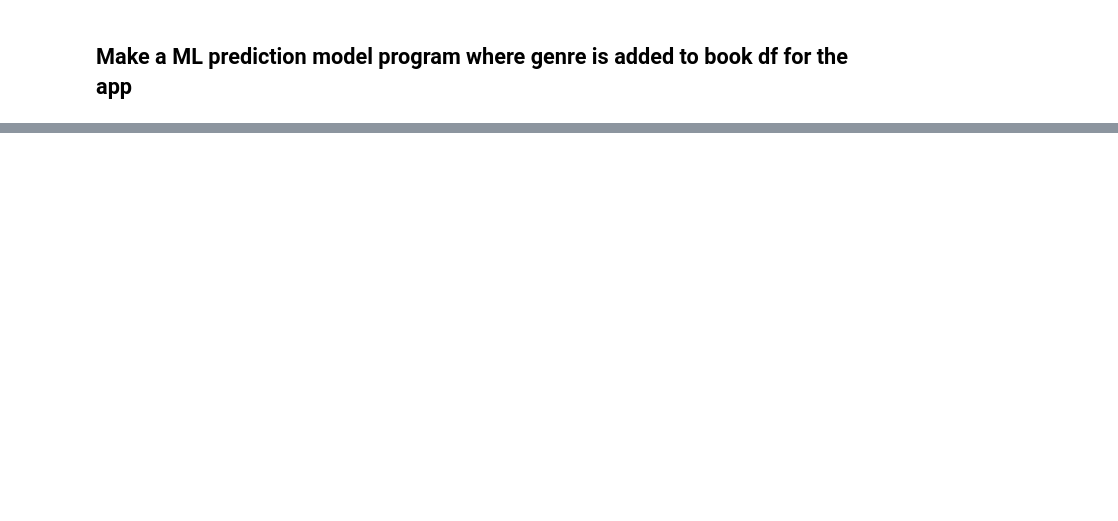
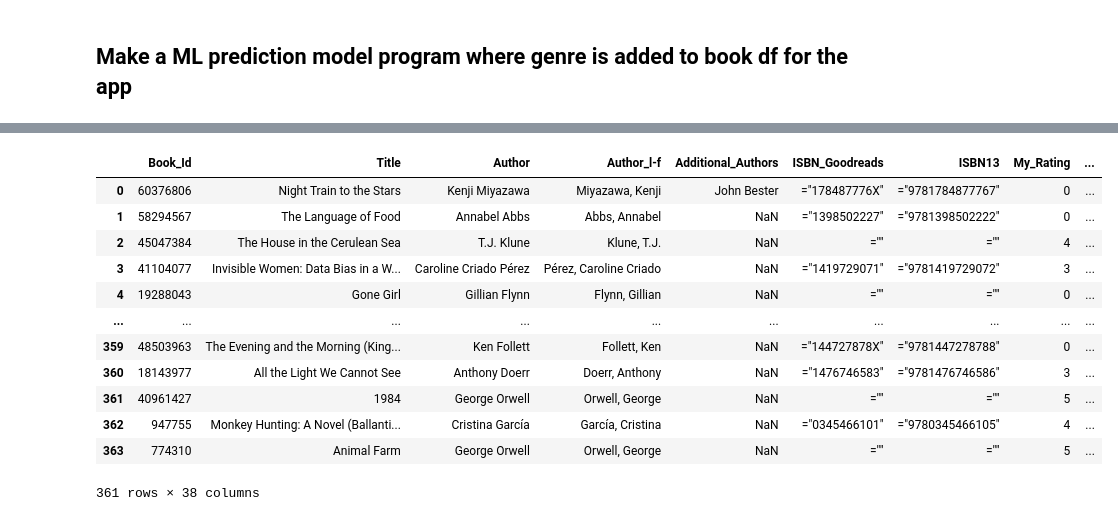
Before and after one commit to lalelisealstad/mybook-dashboard, a Jupyter notebook: notebooks/5_2_ml_genre_prediction.ipynb, the cells around one changed output, grey strips where cells are left out. Cells and saved outputs as stored; diff of their text form; code cells hidden in the pictures; blank space fills up the shorter version.

Commit message:
implemented ml and genre viz in model

```diff
--- a/notebooks/5_2_ml_genre_prediction.ipynb
+++ b/notebooks/5_2_ml_genre_prediction.ipynb
@@ -359,8 +331,0 @@ Predicted genre:  [('Adventure', 'Childrens', 'Fantasy', 'Fiction')]
-# %%
-# predict genre and add it to a new column "genres"
-mybooks['genres'] = mybooks['Description'].apply(infer_tags)
-
-def makelist(list1):
-    return str(list1).replace('(','').replace(')','').replace(',]',']')
-
-mybooks['genres'] = mybooks['genres'].apply(makelist)
@@ -429,6 +372,7 @@ def ml_genre(df):
     # main ml program, cleaning and prediction
     from ast import literal_eval
     from langdetect import detect
+
     def main(q):
         if pd.isnull(q):  # Check if description is NaN
             return None
@@ -441,10 +385,28 @@ def ml_genre(df):
             q_pred = loaded_model.predict(q_vec)
             return multilabel_binarizer.inverse_transform(q_pred)
 
-    df['genres'] = df['Description'].apply(infer_tags)
+    df['genres'] = df['Description'].apply(main)
 
     def makelist(list1):
         return str(list1).replace('(','').replace(')','').replace(',]',']')
 
     df['genres'] = df['genres'].apply(makelist)
     return df
+
+
+
+import numpy as np
+def genre_tbl(allgenredf):
+
+    tbl_genre = (
+        pd.DataFrame(
+            np.round(
+                (
+                allgenredf.query('Read_Count > 0 & My_Rating > 0')
+                .groupby('genres').aggregate({'genres':'count', 'My_Rating':'mean'})
+                )
+            ,2)
+        # remove fiction since there is too many and only count above 2
+        ).query('genres > 5 ').drop(['Fiction'])
+    )
+    return tbl_genre
@@ -450,0 +415,3 @@ def ml_genre(df):
+# %%
+# predict genre
+nmyreads = ml_genre(mybooks)
@@ -450,0 +425,16 @@ def ml_genre(df):
+# %%
+nmyreads
+# %% [output]
+|  | Book_Id | Title | Author | Author_l-f | Additional_Authors | ISBN_Goodreads | ISBN13 | My_Rating | ... |
+| 0 | 60376806 | Night Train to the Stars | Kenji Miyazawa | Miyazawa, Kenji | John Bester | ="178487776X" | ="9781784877767" | 0 | ... |
+| 1 | 58294567 | The Language of Food | Annabel Abbs | Abbs, Annabel | NaN | ="1398502227" | ="9781398502222" | 0 | ... |
+| 2 | 45047384 | The House in the Cerulean Sea | T.J. Klune | Klune, T.J. | NaN | ="" | ="" | 4 | ... |
+| 3 | 41104077 | Invisible Women: Data Bias in a W... | Caroline Criado Pérez | Pérez, Caroline Criado | NaN | ="1419729071" | ="9781419729072" | 3 | ... |
+| 4 | 19288043 | Gone Girl | Gillian Flynn | Flynn, Gillian | NaN | ="" | ="" | 0 | ... |
+| ... | ... | ... | ... | ... | ... | ... | ... | ... | ... |
+| 359 | 48503963 | The Evening and the Morning (King... | Ken Follett | Follett, Ken | NaN | ="144727878X" | ="9781447278788" | 0 | ... |
+| 360 | 18143977 | All the Light We Cannot See | Anthony Doerr | Doerr, Anthony | NaN | ="1476746583" | ="9781476746586" | 3 | ... |
+| 361 | 40961427 | 1984 | George Orwell | Orwell, George | NaN | ="" | ="" | 5 | ... |
+| 362 | 947755 | Monkey Hunting: A Novel (Ballanti... | Cristina García | García, Cristina | NaN | ="0345466101" | ="9780345466105" | 4 | ... |
+| 363 | 774310 | Animal Farm | George Orwell | Orwell, George | NaN | ="" | ="" | 5 | ... |
+361 rows × 38 columns
```
Also changed, not shown: parts of 8 cells of this notebook, 9 other files.
